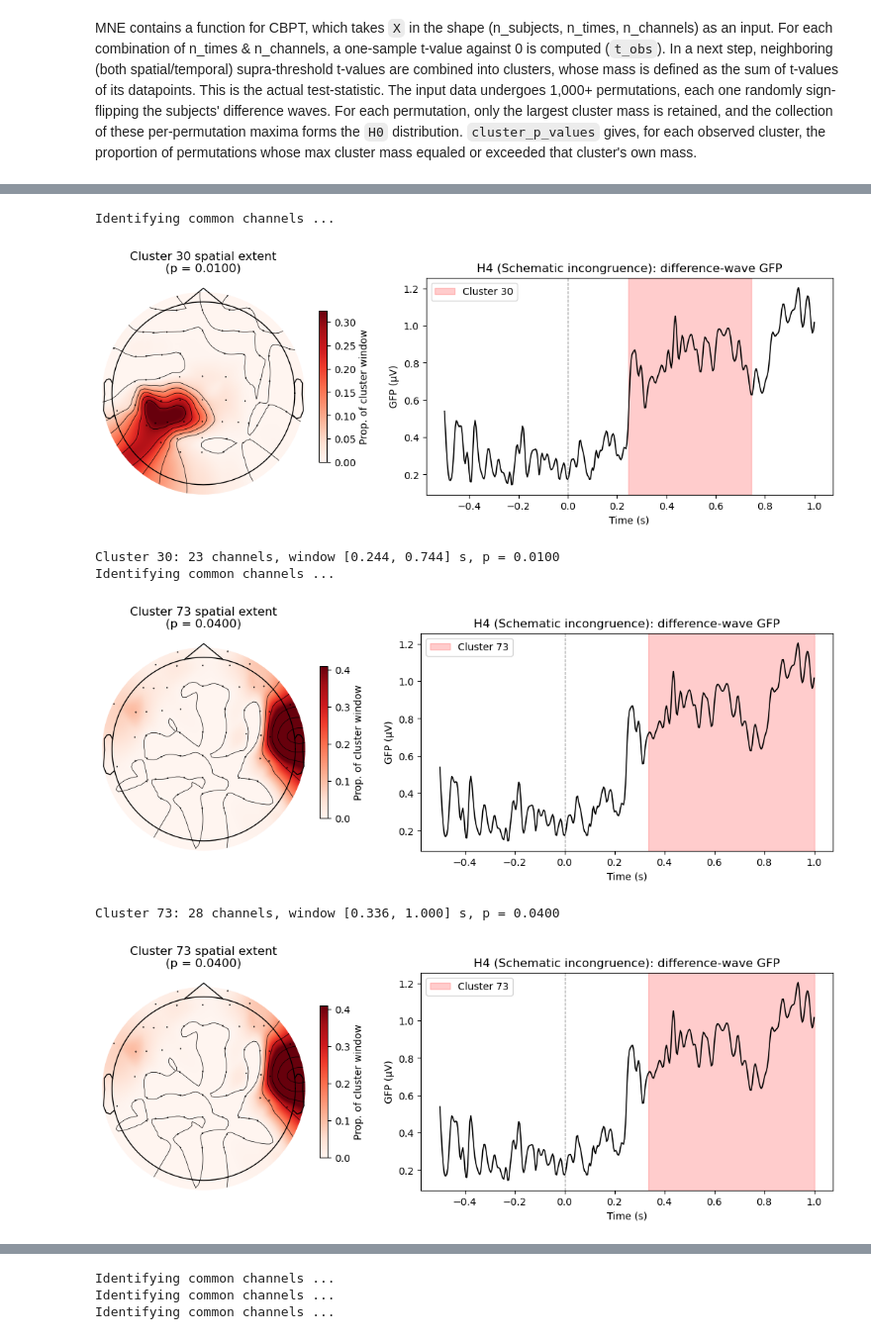
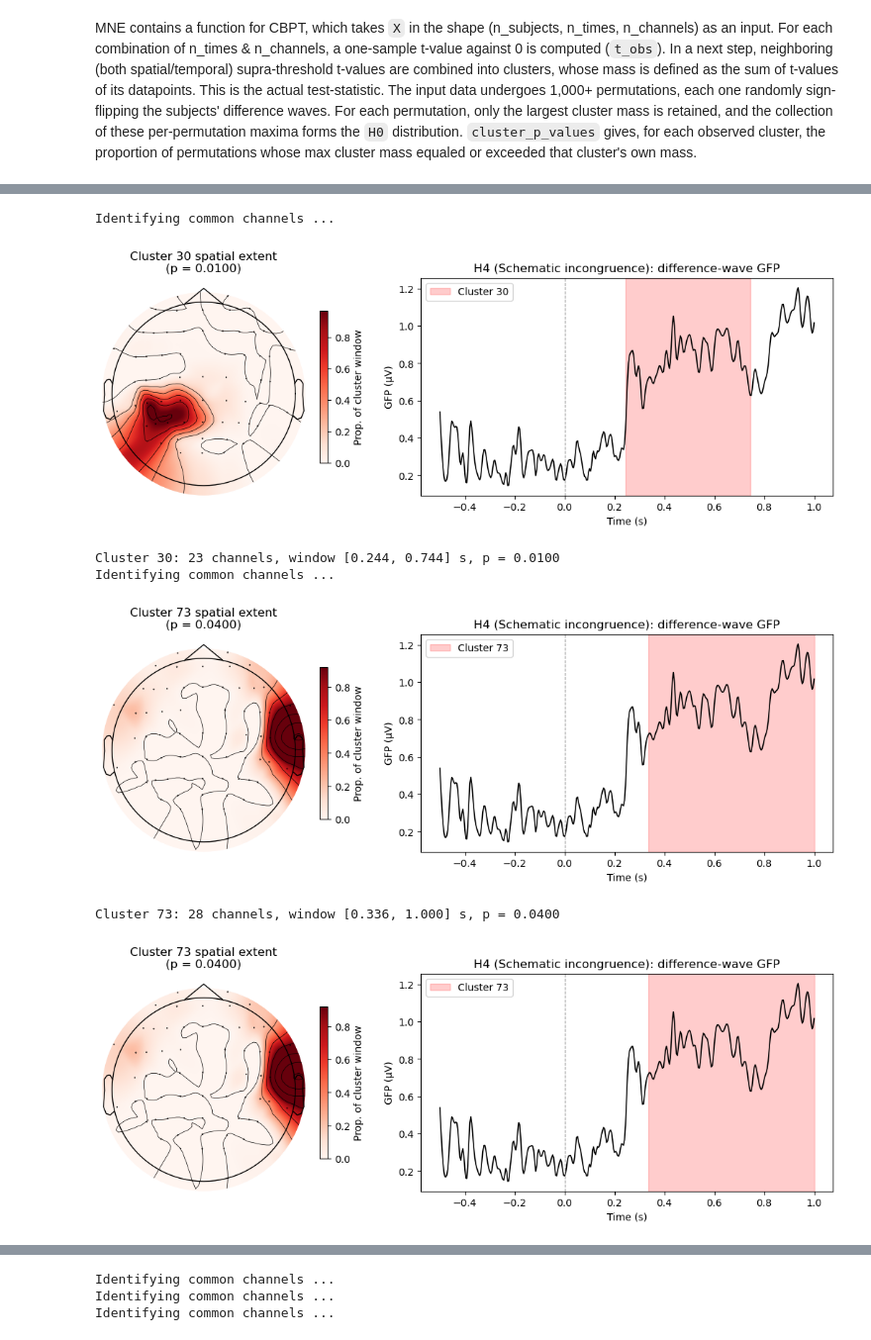
Before and after one commit to noah-mba/LOC_analysis, a Jupyter notebook: scripts/eeg/4_averaging.ipynb, the cells around one changed output, grey strips where cells are left out. Shown at 99% size. Cells and saved outputs as stored; diff of their text form; code cells hidden in the pictures.

```diff
--- a/scripts/eeg/4_averaging.ipynb
+++ b/scripts/eeg/4_averaging.ipynb
@@ -302,41 +312,42 @@ def plot_cluster(diff_evokeds, cluster_results, cluster_idx, label):
     fig, axes = plt.subplots(1, 2, figsize=(11, 4), gridspec_kw={'width_ratios': [1, 1.4]})
 
     # Topomap: proportion of the cluster's time window each channel was part of
-    chan_involvement = mask.sum(axis=0) / mask.shape[0]
+    n_cluster_times = len(np.unique(times_idx))
+    chan_involvement = mask.sum(axis=0) / n_cluster_times
     im, _ = mne.viz.plot_topomap(
         chan_involvement, grand_avg.info, axes=axes[0], show=False,
         cmap='Reds', vlim=(0, chan_involvement.max())
     )
     axes[0].set_title(f'Cluster {cluster_idx} spatial extent\n(p = {p_val:.4f})')
     fig.colorbar(im, ax=axes[0], shrink=0.7, label='Prop. of cluster window')
 
     # Time course: GFP of the grand-average difference wave, cluster window shaded
     gfp = grand_avg.data.std(axis=0) * 1e6  # V -> µV
     axes[1].plot(times, gfp, color='k', linewidth=1.2)
     axes[1].axvspan(t_start, t_end, color='red', alpha=0.2, label=f'Cluster {cluster_idx}')
     axes[1].axvline(0, color='gray', linestyle='--', linewidth=0.8)
     axes[1].set_xlabel('Time (s)')
     axes[1].set_ylabel('GFP (µV)')
     axes[1].set_title(f'{label}: difference-wave GFP')
     axes[1].legend()
 
     plt.tight_layout()
     plt.savefig(f'cluster_{label.split()[0]}_{cluster_idx}.png', dpi=150)
     plt.show()
 
     n_chs = len({c for c in ch_idx})
     print(f"Cluster {cluster_idx}: {n_chs} channels, window [{t_start:.3f}, {t_end:.3f}] s, "
           f"p = {p_val:.4f}")
     return fig
 
 
 plot_cluster(diff_waves['H4_SI_minus_SC'], results['H4'], 30, "H4 (Schematic incongruence)")
 plot_cluster(diff_waves['H4_SI_minus_SC'], results['H4'], 73, "H4 (Schematic incongruence)")
 # %% [output]
 Identifying common channels ...
-[figure, old version]
+[figure, new version]
 Cluster 30: 23 channels, window [0.244, 0.744] s, p = 0.0100
 Identifying common channels ...
-[figure, old version]
+[figure, new version]
 Cluster 73: 28 channels, window [0.336, 1.000] s, p = 0.0400
-[figure, old version]
+[figure, new version]
```
Also changed, not shown: parts of 9 cells of this notebook, 6 other files.
